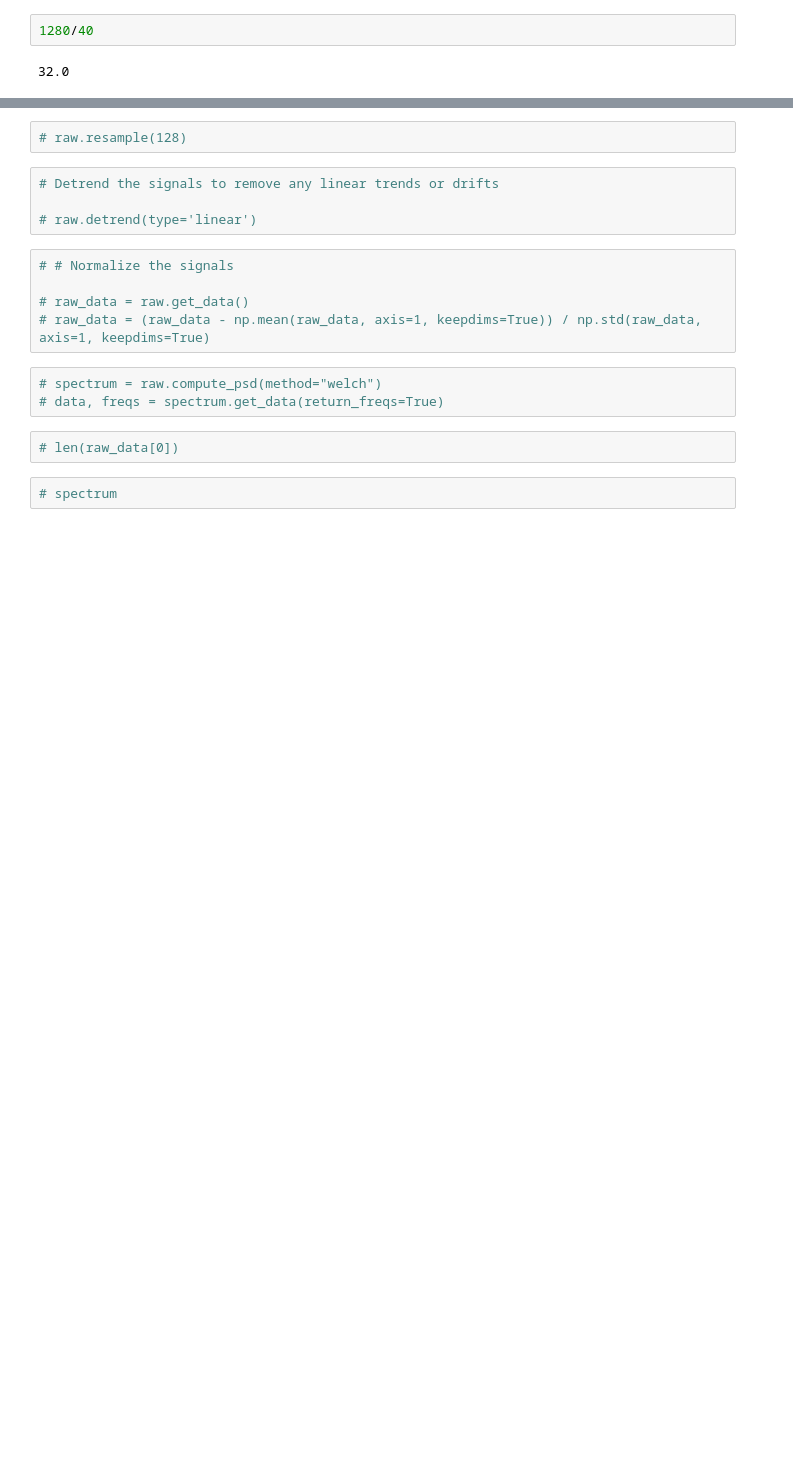
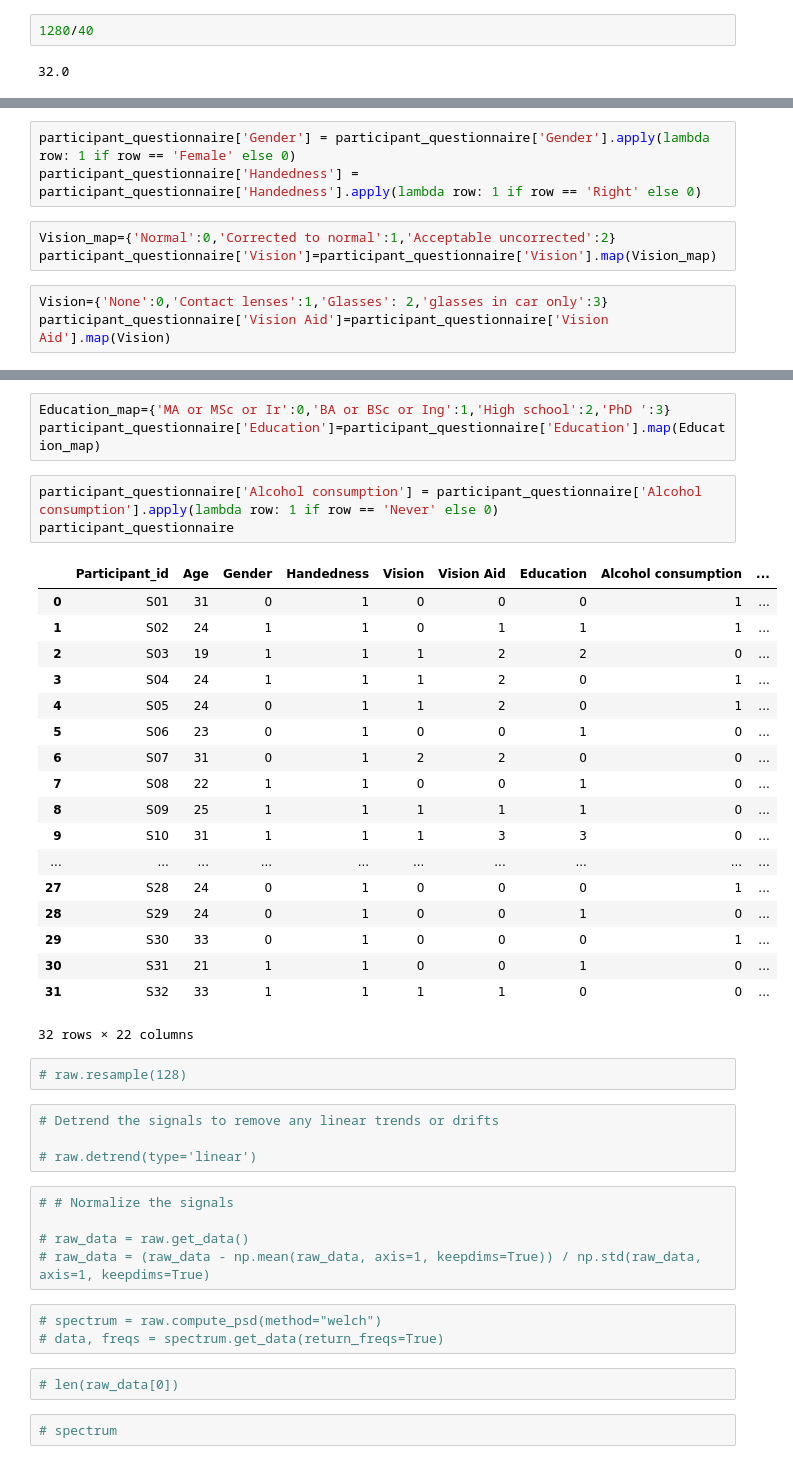
Before and after one commit to ankitmishra2232/EEG_signal_processing_using_ML, a Jupyter notebook: data reading and preprocessing.ipynb, the cells around one changed output, grey strips where cells are left out. Cells and saved outputs as stored; diff of their text form; blank space fills up the shorter version.

```diff
--- a/data reading and preprocessing.ipynb
+++ b/data reading and preprocessing.ipynb
@@ -520,0 +425,9 @@ print(len(raws))
+# %%
+participant_questionnaire['Gender'] = participant_questionnaire['Gender'].apply(lambda row: 1 if row == 'Female' else 0)
+participant_questionnaire['Handedness'] = participant_questionnaire['Handedness'].apply(lambda row: 1 if row == 'Right' else 0)
+# %%
+Vision_map={'Normal':0,'Corrected to normal':1,'Acceptable uncorrected':2}
+participant_questionnaire['Vision']=participant_questionnaire['Vision'].map(Vision_map)
+# %%
+Vision={'None':0,'Contact lenses':1,'Glasses': 2,'glasses in car only':3}
+participant_questionnaire['Vision Aid']=participant_questionnaire['Vision Aid'].map(Vision)
@@ -521,3 +442,28 @@ print(len(raws))
+# %%
+Education_map={'MA or MSc or Ir':0,'BA or BSc or Ing':1,'High school':2,'PhD ':3}
+participant_questionnaire['Education']=participant_questionnaire['Education'].map(Education_map)
+# %%
+participant_questionnaire['Alcohol consumption'] = participant_questionnaire['Alcohol consumption'].apply(lambda row: 1 if row == 'Never' else 0)
+participant_questionnaire
+# %% [output]
+|  | Participant_id | Age | Gender | Handedness | Vision | Vision Aid | Education | Alcohol consumption | ... |
+| 0 | S01 | 31 | 0 | 1 | 0 | 0 | 0 | 1 | ... |
+| 1 | S02 | 24 | 1 | 1 | 0 | 1 | 1 | 1 | ... |
+| 2 | S03 | 19 | 1 | 1 | 1 | 2 | 2 | 0 | ... |
+| 3 | S04 | 24 | 1 | 1 | 1 | 2 | 0 | 1 | ... |
+| 4 | S05 | 24 | 0 | 1 | 1 | 2 | 0 | 1 | ... |
+| 5 | S06 | 23 | 0 | 1 | 0 | 0 | 1 | 0 | ... |
+| 6 | S07 | 31 | 0 | 1 | 2 | 2 | 0 | 0 | ... |
+| 7 | S08 | 22 | 1 | 1 | 0 | 0 | 1 | 0 | ... |
+| 8 | S09 | 25 | 1 | 1 | 1 | 1 | 1 | 0 | ... |
+| 9 | S10 | 31 | 1 | 1 | 1 | 3 | 3 | 0 | ... |
+| ... | ... | ... | ... | ... | ... | ... | ... | ... | ... |
+| 27 | S28 | 24 | 0 | 1 | 0 | 0 | 0 | 1 | ... |
+| 28 | S29 | 24 | 0 | 1 | 0 | 0 | 1 | 0 | ... |
+| 29 | S30 | 33 | 0 | 1 | 0 | 0 | 0 | 1 | ... |
+| 30 | S31 | 21 | 1 | 1 | 0 | 0 | 1 | 0 | ... |
+| 31 | S32 | 33 | 1 | 1 | 1 | 1 | 0 | 0 | ... |
+32 rows × 22 columns
 # %%
 # raw.resample(128)
 # %%
```
Also changed, not shown: parts of 10 cells of this notebook, 1 other file.
